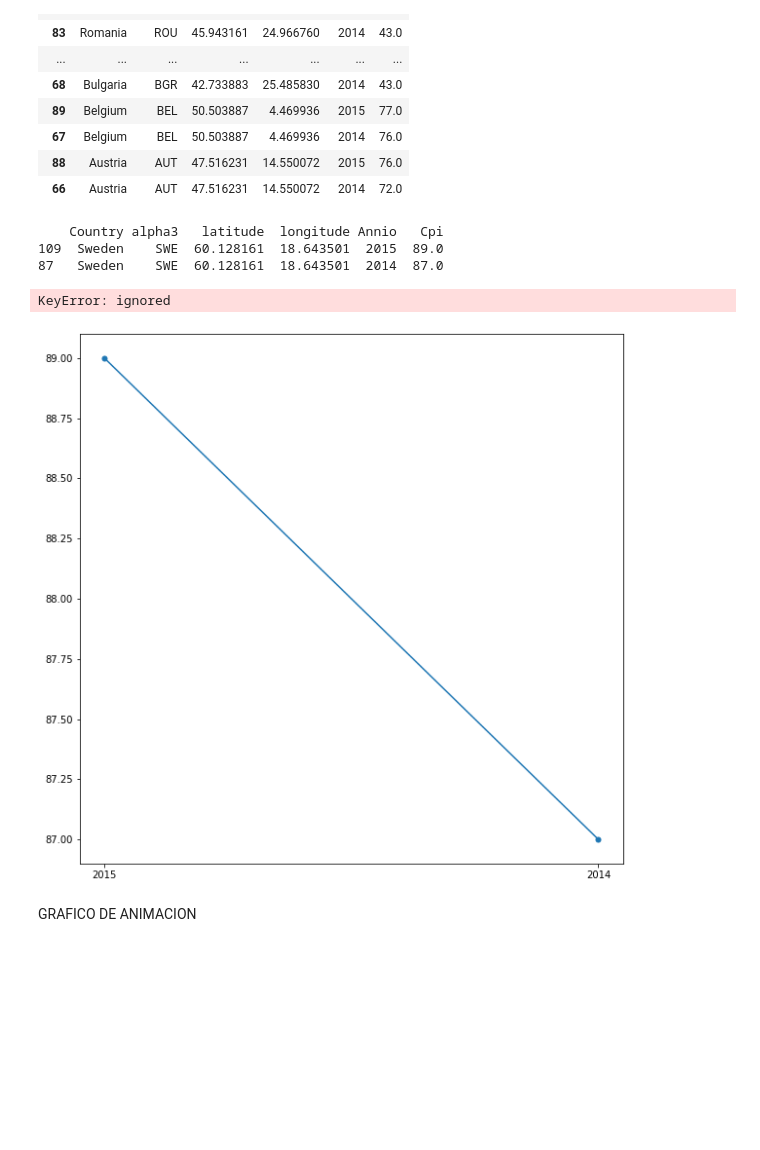
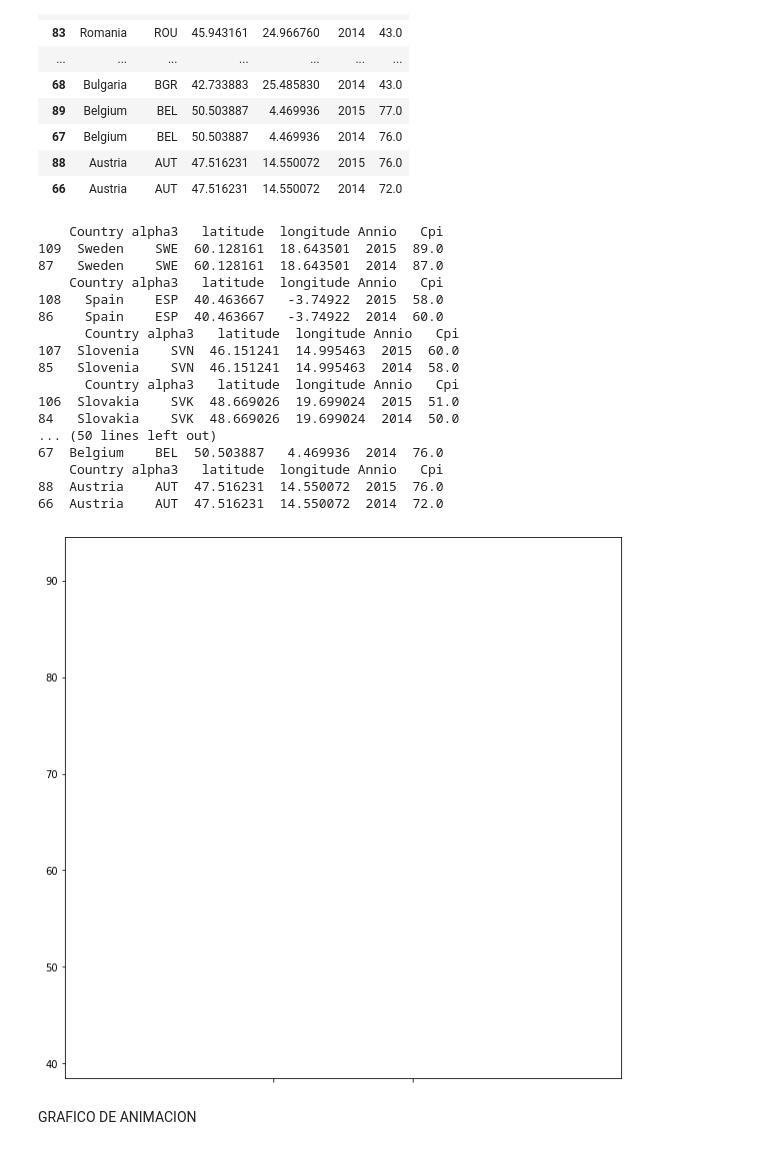
Before and after one commit to fduartej/data_visualization_python, a Jupyter notebook: notebook/CorrupcionPercepcionIndex.ipynb, the cells around one changed output. Cells and saved outputs as stored; diff of their text form; code cells hidden in the pictures; blank space fills up the shorter version.

```diff
--- a/notebook/CorrupcionPercepcionIndex.ipynb
+++ b/notebook/CorrupcionPercepcionIndex.ipynb
@@ -303,25 +303,41 @@ newCpiUEFilter
 # %%
 fig, ax = plt.subplots(1, figsize=(10,10))
 
 countries = newCpiUEFilter.Country.unique()
 
 for i in countries:
     temp = newCpiUEFilter[newCpiUEFilter['Country'] == i]
     print(temp)
     plt.plot(temp.Annio, temp.Cpi, marker='o', markersize=5)
-    plt.text(temp.Annio[0], temp.Cpi[0], i)
-    plt.text(temp.Annio[1], temp.Cpi[1], i, ha='right')
+    #plt.text(temp.Annio[0], temp.Cpi[0], i)
+    #plt.text(temp.Annio[1], temp.Cpi[1], i, ha='right')
 
 plt.xlim(2012.5,2016.5)
 plt.xticks([2014, 2015])
 
+yticks = plt.yticks()[0]
+#plt.yticks(yticks, ['{}k'.format(i/1000) for i in yticks])
+
 plt.show()
 # %% [output]
     Country alpha3   latitude  longitude Annio   Cpi
 109  Sweden    SWE  60.128161  18.643501  2015  89.0
 87   Sweden    SWE  60.128161  18.643501  2014  87.0
+    Country alpha3   latitude  longitude Annio   Cpi
+108   Spain    ESP  40.463667   -3.74922  2015  58.0
+86    Spain    ESP  40.463667   -3.74922  2014  60.0
+      Country alpha3   latitude  longitude Annio   Cpi
+107  Slovenia    SVN  46.151241  14.995463  2015  60.0
+85   Slovenia    SVN  46.151241  14.995463  2014  58.0
+      Country alpha3   latitude  longitude Annio   Cpi
+106  Slovakia    SVK  48.669026  19.699024  2015  51.0
+84   Slovakia    SVK  48.669026  19.699024  2014  50.0
+... (50 lines left out)
+67  Belgium    BEL  50.503887   4.469936  2014  76.0
+    Country alpha3   latitude  longitude Annio   Cpi
+88  Austria    AUT  47.516231  14.550072  2015  76.0
+66  Austria    AUT  47.516231  14.550072  2014  72.0
-KeyError: ignored
-[figure, old version]
+[figure, new version]
 # %% [markdown]
 GRAFICO DE ANIMACION
 # %%
```
